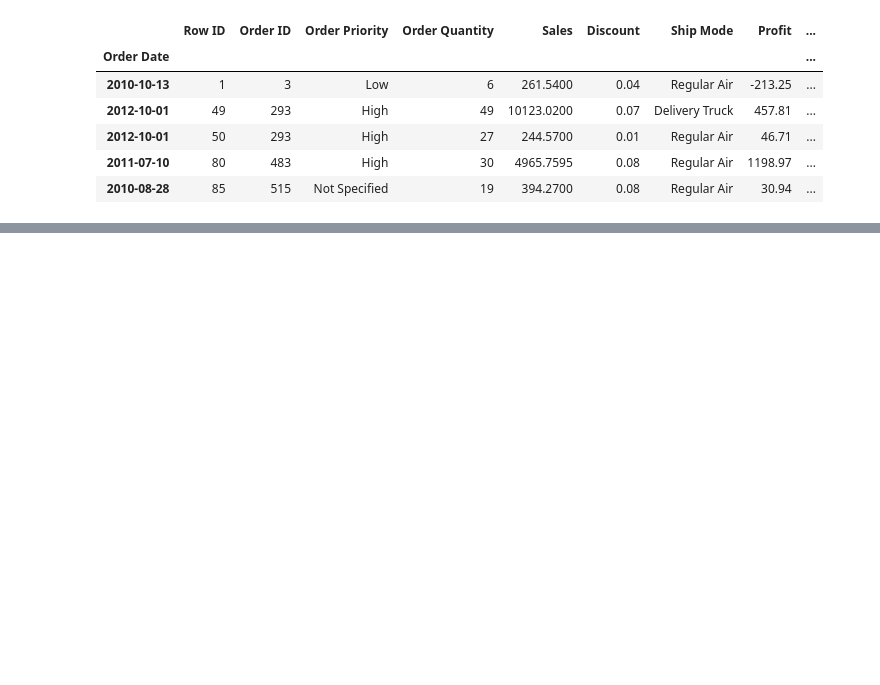
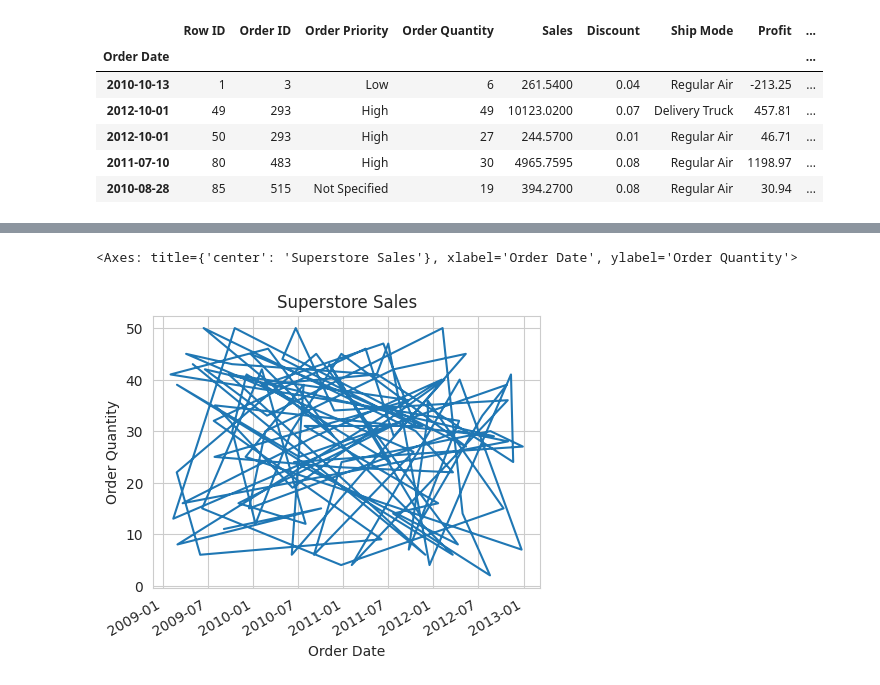
Before and after one commit to MaryWagura/python_for_deep_learning, a Jupyter notebook: notebooks/04_06b.ipynb, the cells around one changed output, grey strips where cells are left out. Drawn from its saved outputs; the diff is of its cells as text; code cells hidden in the pictures; blank space fills up the shorter version.

```diff
--- a/notebooks/04_06b.ipynb
+++ b/notebooks/04_06b.ipynb
@@ -31,0 +37,12 @@ df.head()
+# %%
+df2 = df.sample(n=100, random_state=25, axis=0)
+
+plt.xlabel('Order Date')
+plt.ylabel('Order Quantity')
+
+plt.title('Superstore Sales')
+
+df2['Order Quantity'].plot()
+# %% [output]
+<Axes: title={'center': 'Superstore Sales'}, xlabel='Order Date', ylabel='Order Quantity'>
+[figure, added]
```
Also changed, not shown: parts of 1 cell of this notebook.
